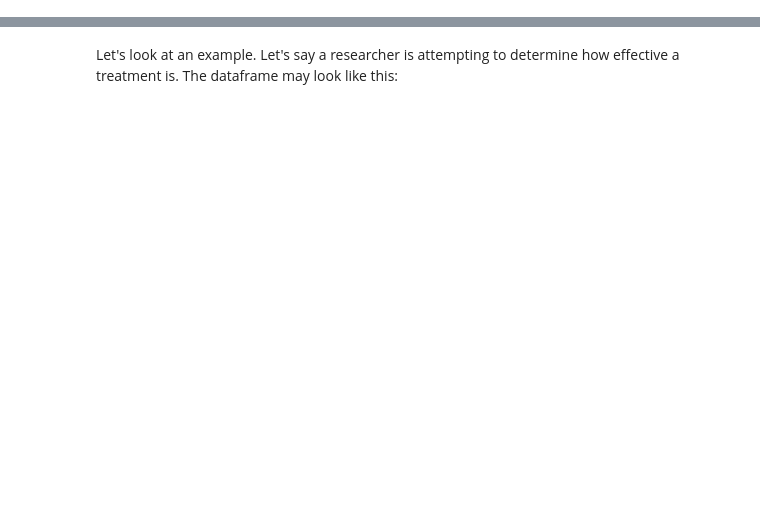
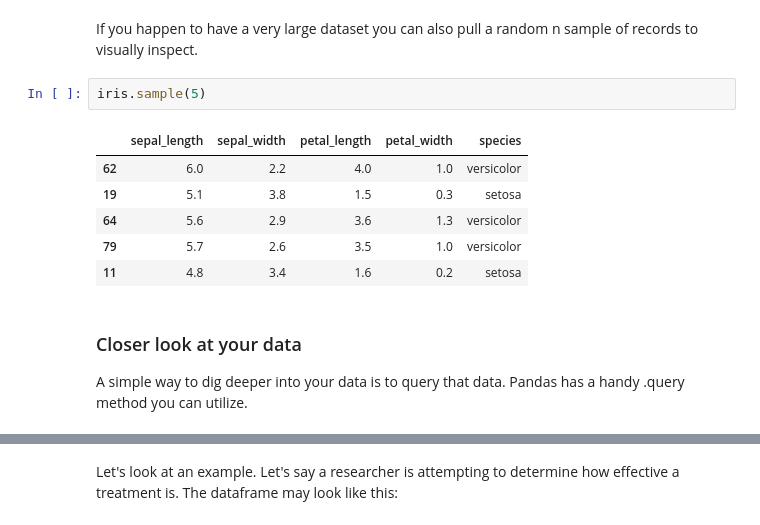
Before and after one commit to PyDataFortWayne/EdaDataCleaningPresentation, a Jupyter notebook: EDA and Cleaning Data.ipynb, the cells around one changed output, grey strips where cells are left out. Saved outputs shown, nothing was run; the diff lists cells and outputs as text; blank space fills up the shorter version.

```diff
--- a/EDA and Cleaning Data.ipynb
+++ b/EDA and Cleaning Data.ipynb
@@ -11,0 +65,14 @@ EDA is an approach to analyzing data typically involving visual methods. It was
+# %% [markdown]
+If you happen to have a very large dataset you can also pull a random n sample of records to visually inspect.
+# %%
+iris.sample(5)
+# %% [output]
+|  | sepal_length | sepal_width | petal_length | petal_width | species |
+| 62 | 6.0 | 2.2 | 4.0 | 1.0 | versicolor |
+| 19 | 5.1 | 3.8 | 1.5 | 0.3 | setosa |
+| 64 | 5.6 | 2.9 | 3.6 | 1.3 | versicolor |
+| 79 | 5.7 | 2.6 | 3.5 | 1.0 | versicolor |
+| 11 | 4.8 | 3.4 | 1.6 | 0.2 | setosa |
+# %% [markdown]
+### Closer look at your data
+A simple way to dig deeper into your data is to query that data. Pandas has a handy .query method you can utilize.
```
Also changed, not shown: parts of 32 cells of this notebook.
